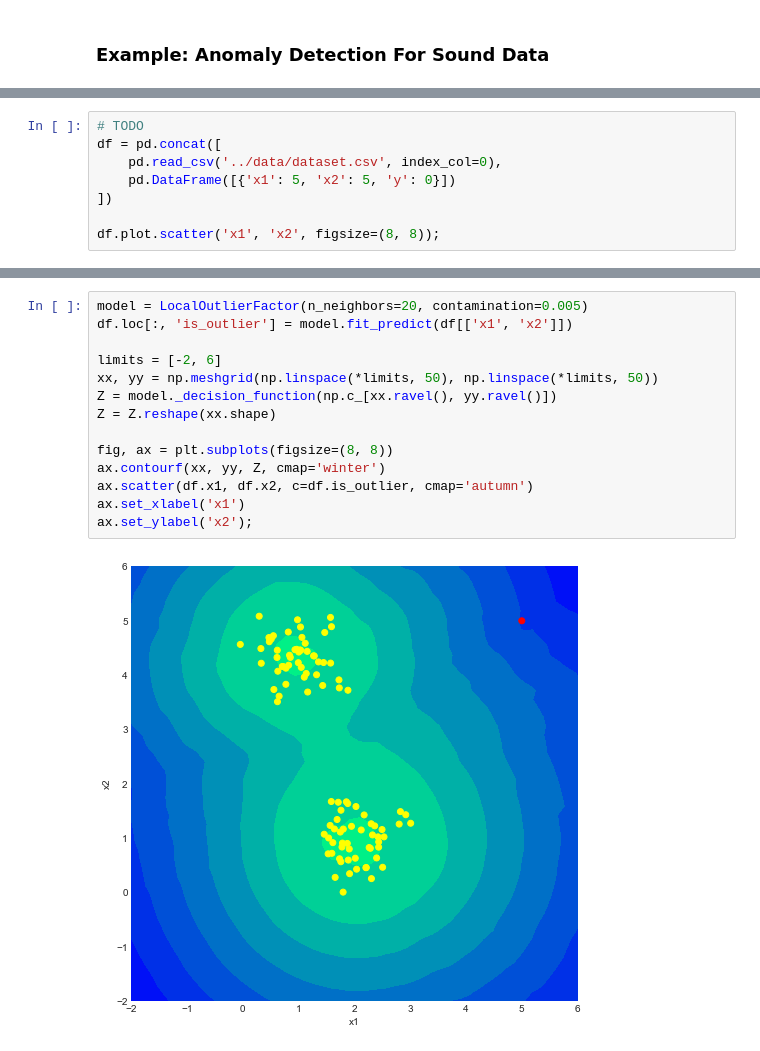
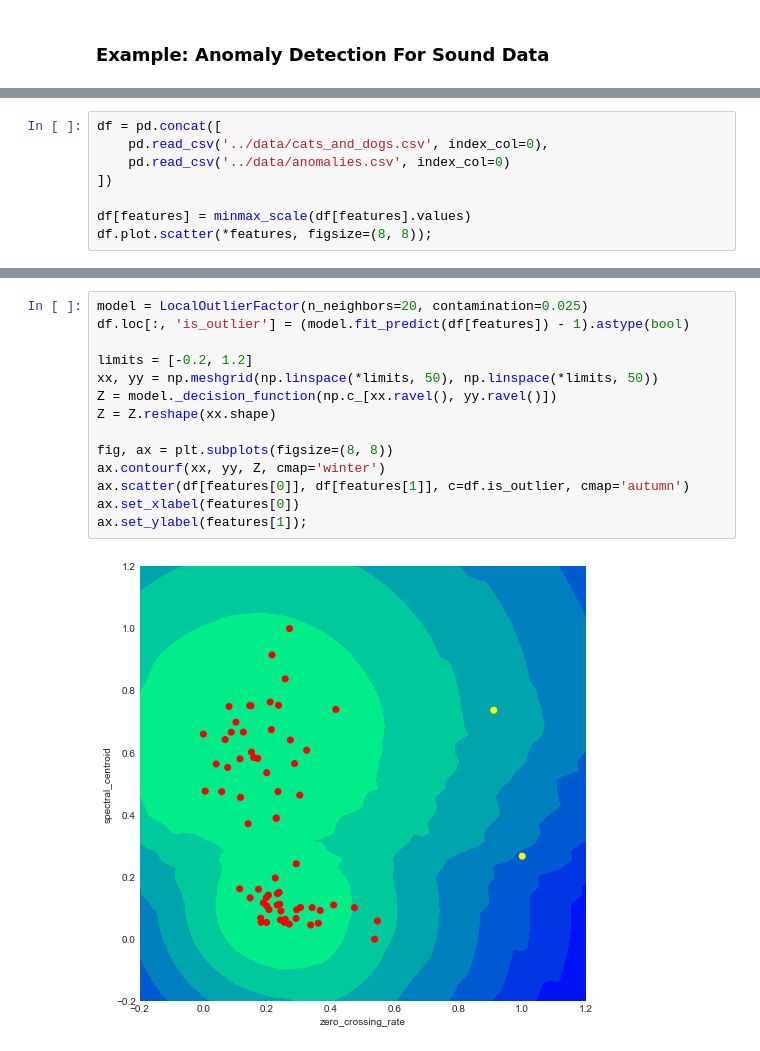
Before and after one commit to juusomer/machine-learning-for-absolute-beginners, a Jupyter notebook: notebooks/3_unsupervised_learning.ipynb, the cells around one changed output, grey strips where cells are left out. Cells and saved outputs as stored; diff of their text form.

```diff
--- a/notebooks/3_unsupervised_learning.ipynb
+++ b/notebooks/3_unsupervised_learning.ipynb
@@ -62,9 +69,9 @@ interactive(children=(BoundedIntText(value=0, description='n_iters', max=5), Out
 # %%
-# TODO
 df = pd.concat([
-    pd.read_csv('../data/dataset.csv', index_col=0),
-    pd.DataFrame([{'x1': 5, 'x2': 5, 'y': 0}])
+    pd.read_csv('../data/cats_and_dogs.csv', index_col=0),
+    pd.read_csv('../data/anomalies.csv', index_col=0)
 ])
 
-df.plot.scatter('x1', 'x2', figsize=(8, 8));
+df[features] = minmax_scale(df[features].values)
+df.plot.scatter(*features, figsize=(8, 8));
 # %% [output]
@@ -72,16 +79,16 @@ df.plot.scatter('x1', 'x2', figsize=(8, 8));
 # %%
-model = LocalOutlierFactor(n_neighbors=20, contamination=0.005)
-df.loc[:, 'is_outlier'] = model.fit_predict(df[['x1', 'x2']])
+model = LocalOutlierFactor(n_neighbors=20, contamination=0.025)
+df.loc[:, 'is_outlier'] = (model.fit_predict(df[features]) - 1).astype(bool)
 
-limits = [-2, 6]
+limits = [-0.2, 1.2]
 xx, yy = np.meshgrid(np.linspace(*limits, 50), np.linspace(*limits, 50))
 Z = model._decision_function(np.c_[xx.ravel(), yy.ravel()])
 Z = Z.reshape(xx.shape)
 
 fig, ax = plt.subplots(figsize=(8, 8))
 ax.contourf(xx, yy, Z, cmap='winter')
-ax.scatter(df.x1, df.x2, c=df.is_outlier, cmap='autumn')
-ax.set_xlabel('x1')
-ax.set_ylabel('x2');
+ax.scatter(df[features[0]], df[features[1]], c=df.is_outlier, cmap='autumn')
+ax.set_xlabel(features[0])
+ax.set_ylabel(features[1]);
 # %% [output]
-[figure, old version]
+[figure, new version]
```
Also changed, not shown: parts of 8 cells of this notebook, 11 other files.
